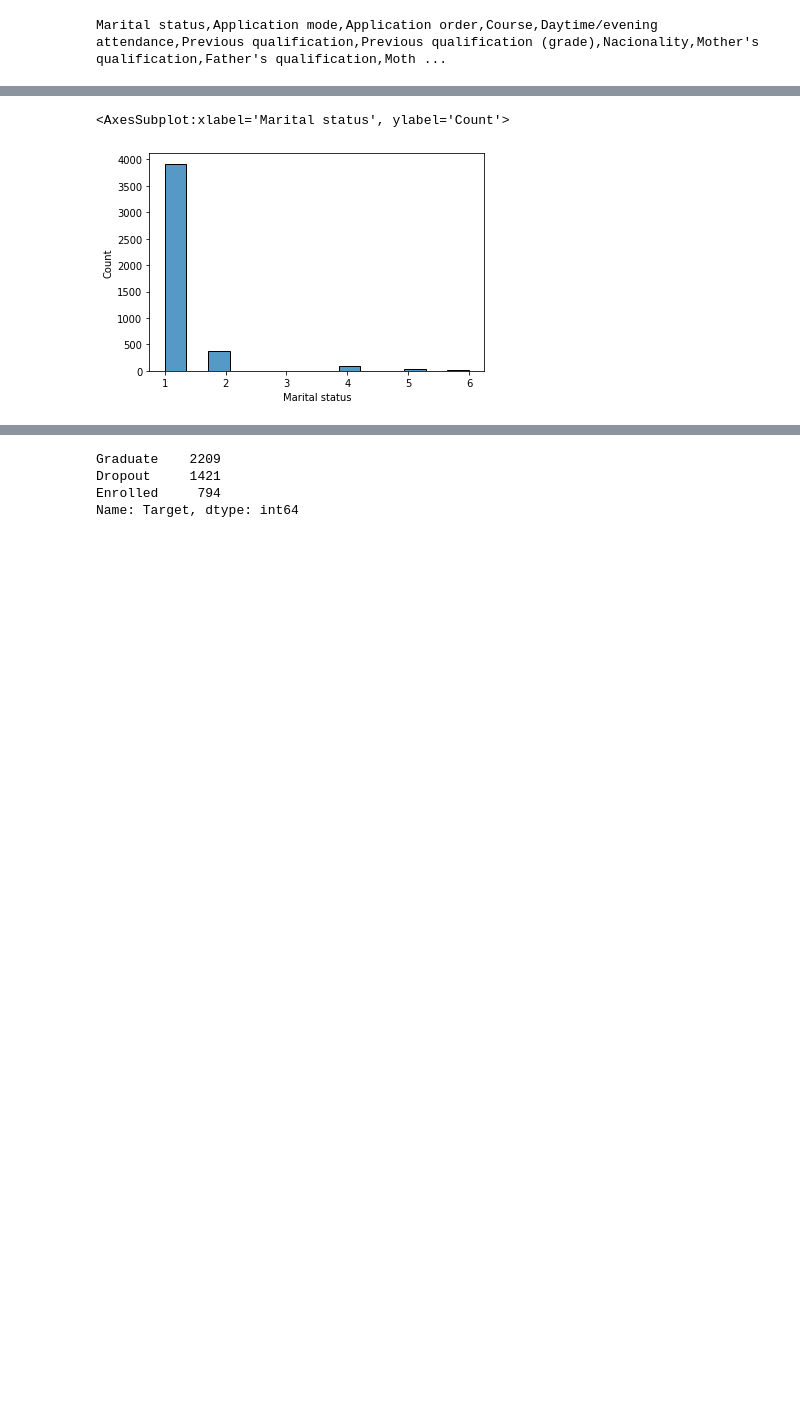
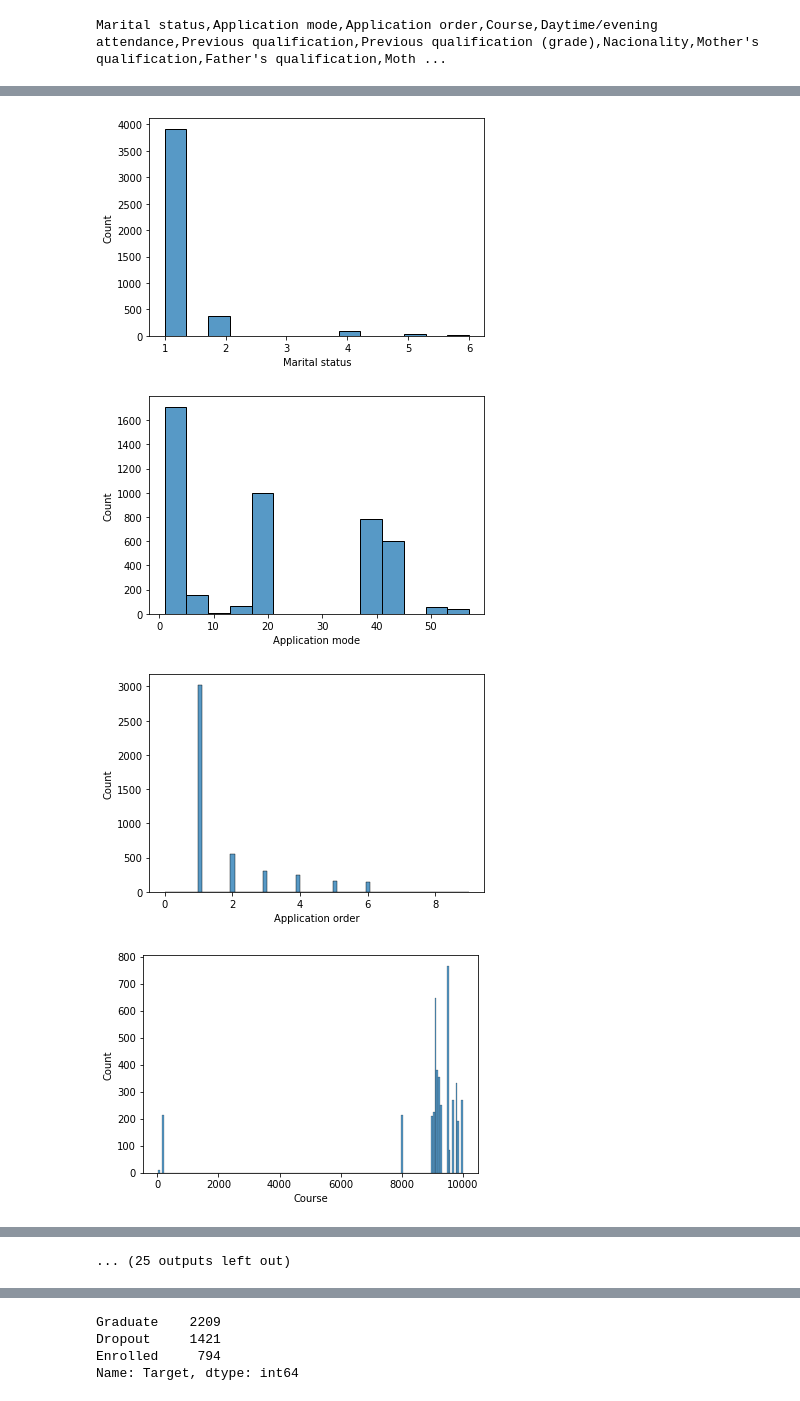
Before and after one commit to Saeem03/CSE-445-Project, a Jupyter notebook: Course Files/Project/Decision Code .ipynb, the cells around one changed output, grey strips where cells are left out. Saved outputs shown, nothing was run; the diff lists cells and outputs as text; code cells hidden in the pictures; blank space fills up the shorter version.

```diff
--- a/Course Files/Project/Decision Code .ipynb
+++ b/Course Files/Project/Decision Code .ipynb
@@ -54,5 +94,11 @@ Marital status,Application mode,Application order,Course,Daytime/evening attenda
 # %%
-# for i in data.columns:
-#     sns.histplot(x=data[i])
-sns.histplot(data = data[data.columns[0]])
+# histogram of the given dataset
+# Feature vs their count
+for i in data.columns:
+    sns.histplot(x=data[i],fill=True)
+    plt.show()
 # %% [output]
+[figure]
+[figure, added]
+[figure, added]
+[figure, added]
@@ -59,2 +113 @@ sns.histplot(data = data[data.columns[0]])
-<AxesSubplot:xlabel='Marital status', ylabel='Count'>
+... (25 outputs left out)
-[figure]
```
Also changed, not shown: parts of 23 cells of this notebook, 10 other files.
